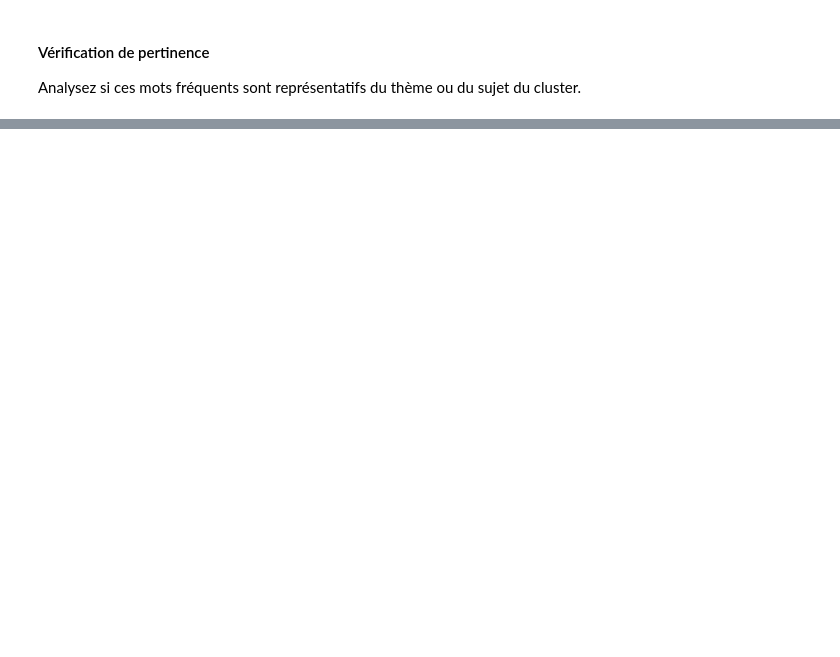
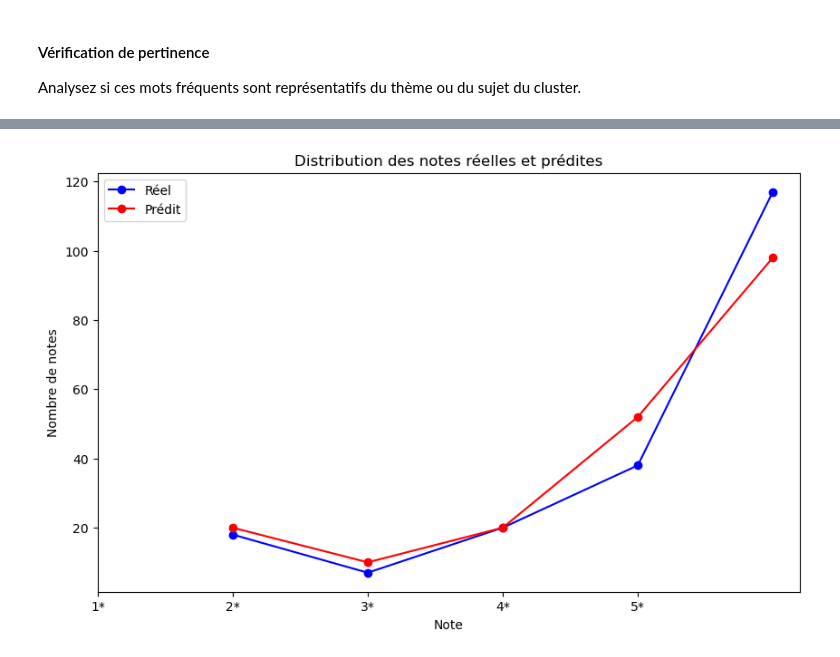
Before and after one commit to chloegaladriel/nlp, a Jupyter notebook: Projet 1 : Topic Modeling des Avis des Produits.ipynb, the cells around one changed output, grey strips where cells are left out. Drawn from its saved outputs; the diff is of its cells as text; code cells hidden in the pictures; blank space fills up the shorter version.

```diff
--- a/Projet 1 : Topic Modeling des Avis des Produits.ipynb
+++ b/Projet 1 : Topic Modeling des Avis des Produits.ipynb
@@ -337,0 +346,5 @@ Analysez si ces mots fréquents sont représentatifs du thème ou du sujet du cl
+# %%
+from transformers import BertTokenizer, BertForSequenceClassification
+
+tokenizer = BertTokenizer.from_pretrained('nlptown/bert-base-multilingual-uncased-sentiment')
+model = BertForSequenceClassification.from_pretrained('nlptown/bert-base-multilingual-uncased-sentiment')
@@ -337,0 +362,2 @@ Analysez si ces mots fréquents sont représentatifs du thème ou du sujet du cl
+# %%
+inputs = tokenizer(df_reviews_feeling_sample['title_text'].tolist(), padding=True, truncation=True, return_tensors='pt')
@@ -337,0 +367,7 @@ Analysez si ces mots fréquents sont représentatifs du thème ou du sujet du cl
+# %%
+import torch
+
+outputs = model(**inputs)
+predictions = torch.nn.functional.softmax(outputs.logits, dim=-1)
+predictions = predictions.detach().numpy()
+predictions
@@ -337,0 +394,3 @@ Analysez si ces mots fréquents sont représentatifs du thème ou du sujet du cl
+# %%
+df_reviews_feeling_sample['predicted_rating'] = predictions.argmax(axis=1) + 1
+df_reviews_feeling_sample
@@ -337,0 +430,21 @@ Analysez si ces mots fréquents sont représentatifs du thème ou du sujet du cl
+# %%
+import matplotlib.pyplot as plt
+
+fig, ax = plt.subplots(figsize=(10, 6))
+
+df_reviews_feeling_sample['rating'].value_counts().sort_index().plot(kind='line', ax=ax, color='blue', label='Réel', marker='o')
+
+df_reviews_feeling_sample['predicted_rating'].value_counts().sort_index().plot(kind='line', ax=ax, color='red', label='Prédit', marker='o')
+
+ax.set_title('Distribution des notes réelles et prédites')
+ax.set_xlabel('Note')
+ax.set_ylabel('Nombre de notes')
+
+ax.set_xticks([0, 1, 2, 3, 4])
+ax.set_xticklabels(['1*', '2*', '3*', '4*', '5*'], rotation=0)
+
+ax.legend()
+
+plt.show()
+# %% [output]
+[figure, added]
```
Also changed, not shown: parts of 20 cells of this notebook.
